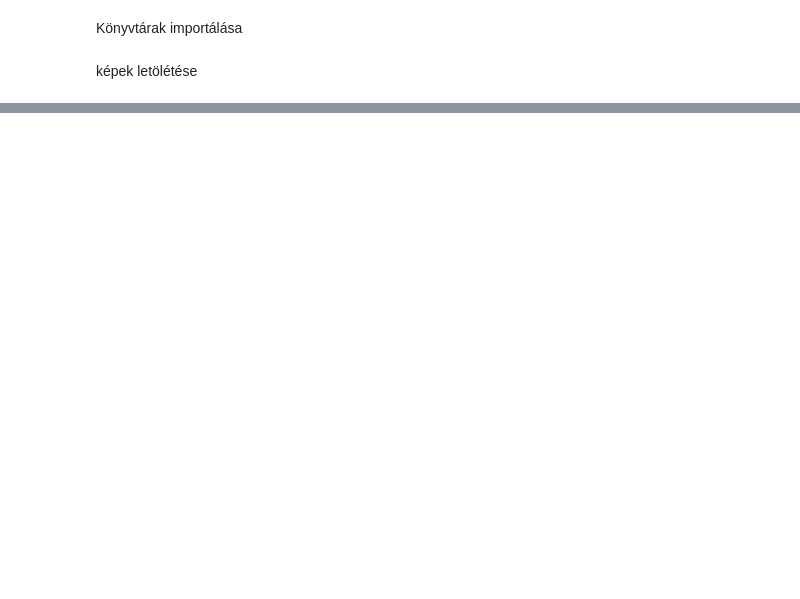
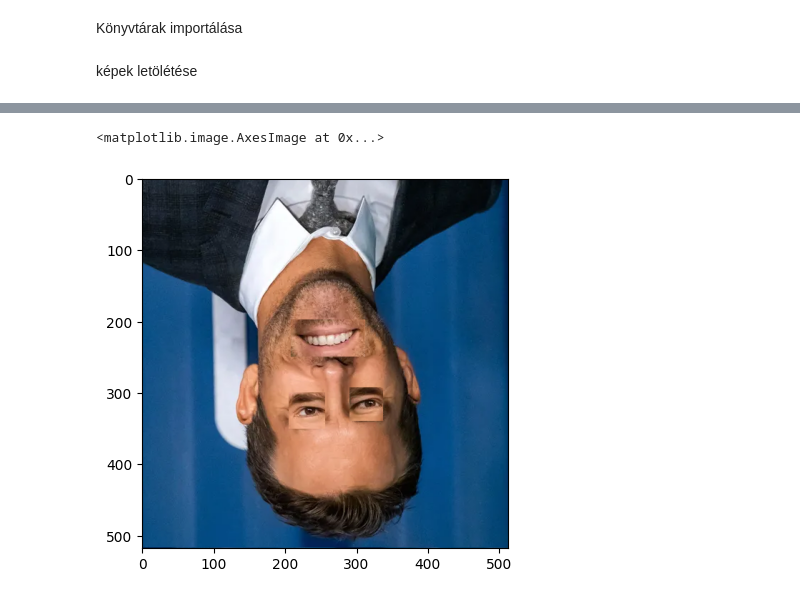
Before and after one commit to BrMrtn/GoogleColab, a Jupyter notebook: Képfeldolgozás/khf1_3_Tatcher.ipynb, the cells around one changed output, grey strips where cells are left out. Drawn from its saved outputs; the diff is of its cells as text; code cells hidden in the pictures; blank space fills up the shorter version.

```diff
--- a/Képfeldolgozás/khf1_3_Tatcher.ipynb
+++ b/Képfeldolgozás/khf1_3_Tatcher.ipynb
@@ -18,49 +37,37 @@ mouth_cascade = cv2.CascadeClassifier(cv2.data.haarcascades + 'haarcascade_smile
 # %%
-def create_thatcher_illusion(image_path):
-    # Load the image
-    image = cv2.imread(image_path)
-    gray = cv2.cvtColor(image, cv2.COLOR_BGR2GRAY)
+# Kép betöltése
+img = cv2.imread("Reynolds.png")
+img = cv2.cvtColor(img, cv2.COLOR_BGR2RGB)
 
-    # Detect face
-    faces = face_cascade.detectMultiScale(gray, 1.3, 5)
-    for (x, y, w, h) in faces:
-        # Draw rectangle around the face (optional)
-        # cv2.rectangle(image, (x, y), (x+w, y+h), (255, 0, 0), 2)
+# gray = cv2.cvtColor(img, cv2.COLOR_BGR2GRAY)
 
-        # Region of interest for eyes and mouth within the face
-        roi_gray = gray[y:y+h, x:x+w]
-        roi_color = image[y:y+h, x:x+w]
+# Detect eyes
+eyes = eye_cascade.detectMultiScale(img, 1.1, 10)
+eye_regions = []
+for (ex, ey, ew, eh) in eyes[:2]:  # Limit to first two detected eyes
+    eye_region = img[ey:ey+eh, ex:ex+ew]
+    eye_regions.append((ex, ey, ew, eh, eye_region))
 
-        # Detect eyes
-        eyes = eye_cascade.detectMultiScale(roi_gray, 1.1, 10)
-        eye_regions = []
-        for (ex, ey, ew, eh) in eyes[:2]:  # Limit to first two detected eyes
-            eye_region = roi_color[ey:ey+eh, ex:ex+ew]
-            eye_regions.append((ex, ey, ew, eh, eye_region))
+# Rotate each eye region
+for (ex, ey, ew, eh, eye_region) in eye_regions:
+    rotated_eye = cv2.rotate(eye_region, cv2.ROTATE_180)
+    img[ey:ey+eh, ex:ex+ew] = rotated_eye
 
-        # Rotate each eye region
-        for (ex, ey, ew, eh, eye_region) in eye_regions:
-            rotated_eye = cv2.rotate(eye_region, cv2.ROTATE_180)
-            roi_color[ey:ey+eh, ex:ex+ew] = rotated_eye
+# Detect mouth (using smile classifier as a proxy)
+mouths = mouth_cascade.detectMultiScale(img, 1.7, 22)
+if len(mouths) > 0:
+    (mx, my, mw, mh) = mouths[0]  # Take the first detected mouth
+    mouth_region = img[my:my+mh, mx:mx+mw]
 
-        # Detect mouth (using smile classifier as a proxy)
-        mouths = mouth_cascade.detectMultiScale(roi_gray, 1.7, 22)
-        if len(mouths) > 0:
-            (mx, my, mw, mh) = mouths[0]  # Take the first detected mouth
-            mouth_region = roi_color[my:my+mh, mx:mx+mw]
+    # Rotate mouth region
+    rotated_mouth = cv2.rotate(mouth_region, cv2.ROTATE_180)
+    img[my:my+mh, mx:mx+mw] = rotated_mouth
 
-            # Rotate mouth region
-            rotated_mouth = cv2.rotate(mouth_region, cv2.ROTATE_180)
-            roi_color[my:my+mh, mx:mx+mw] = rotated_mouth
+# Rotate the entire image by 180 degrees
+thatcher_image = cv2.rotate(img, cv2.ROTATE_180)
 
-    # Rotate the entire image by 180 degrees
-    thatcher_image = cv2.rotate(image, cv2.ROTATE_180)
-
-    # Save and display the result
-    cv2.imwrite('thatcher_illusion.png', thatcher_image)
-    cv2.imshow('Thatcher Illusion', thatcher_image)
-    cv2.waitKey(0)
-    cv2.destroyAllWindows()
-
-# Example usage
-create_thatcher_illusion('/path/to/your/image.jpg')
+# Save and display the result
+plt.imshow(thatcher_image)
+# %% [output]
+<matplotlib.image.AxesImage at 0x...>
+[figure, added]
```
Also changed, not shown: parts of 3 cells of this notebook.
